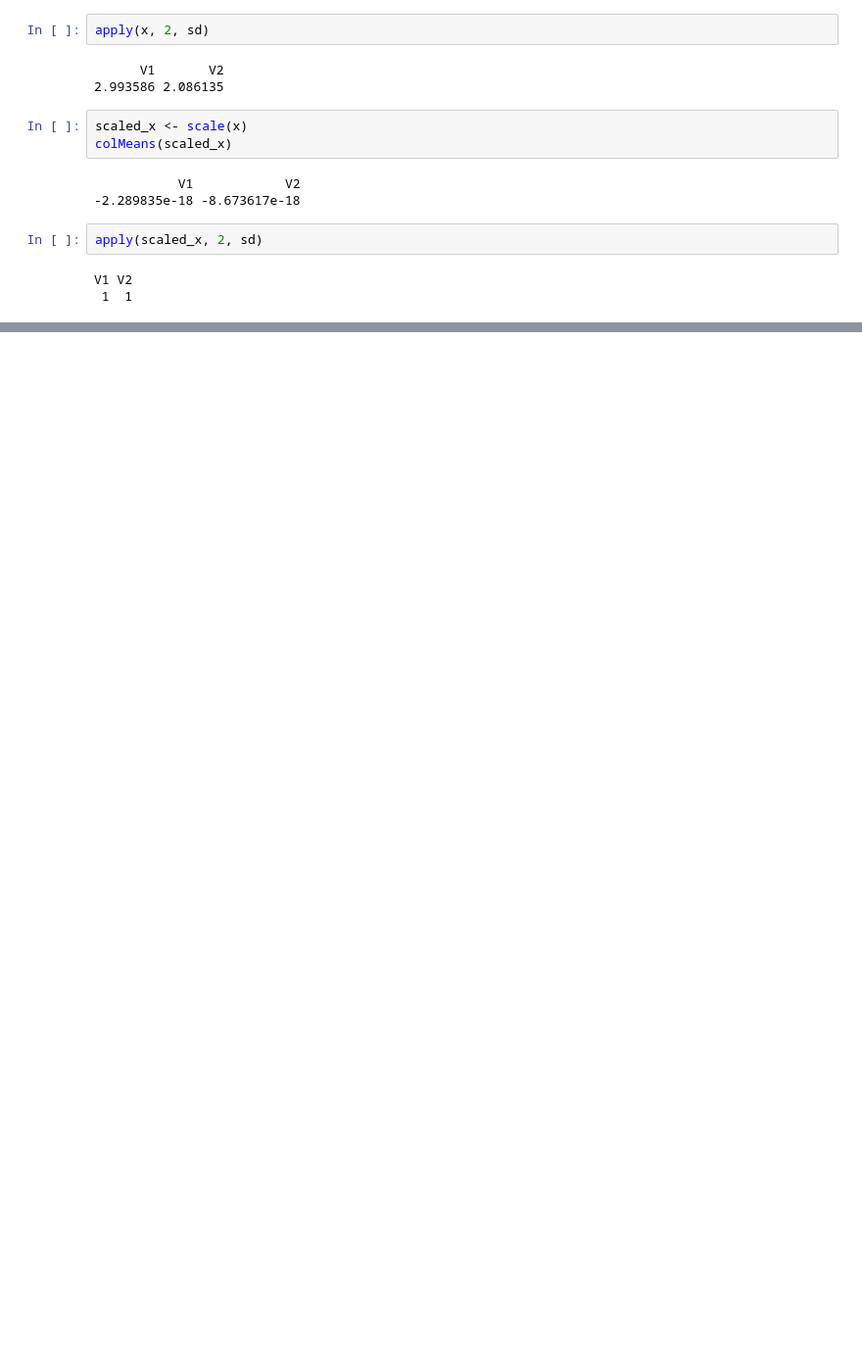
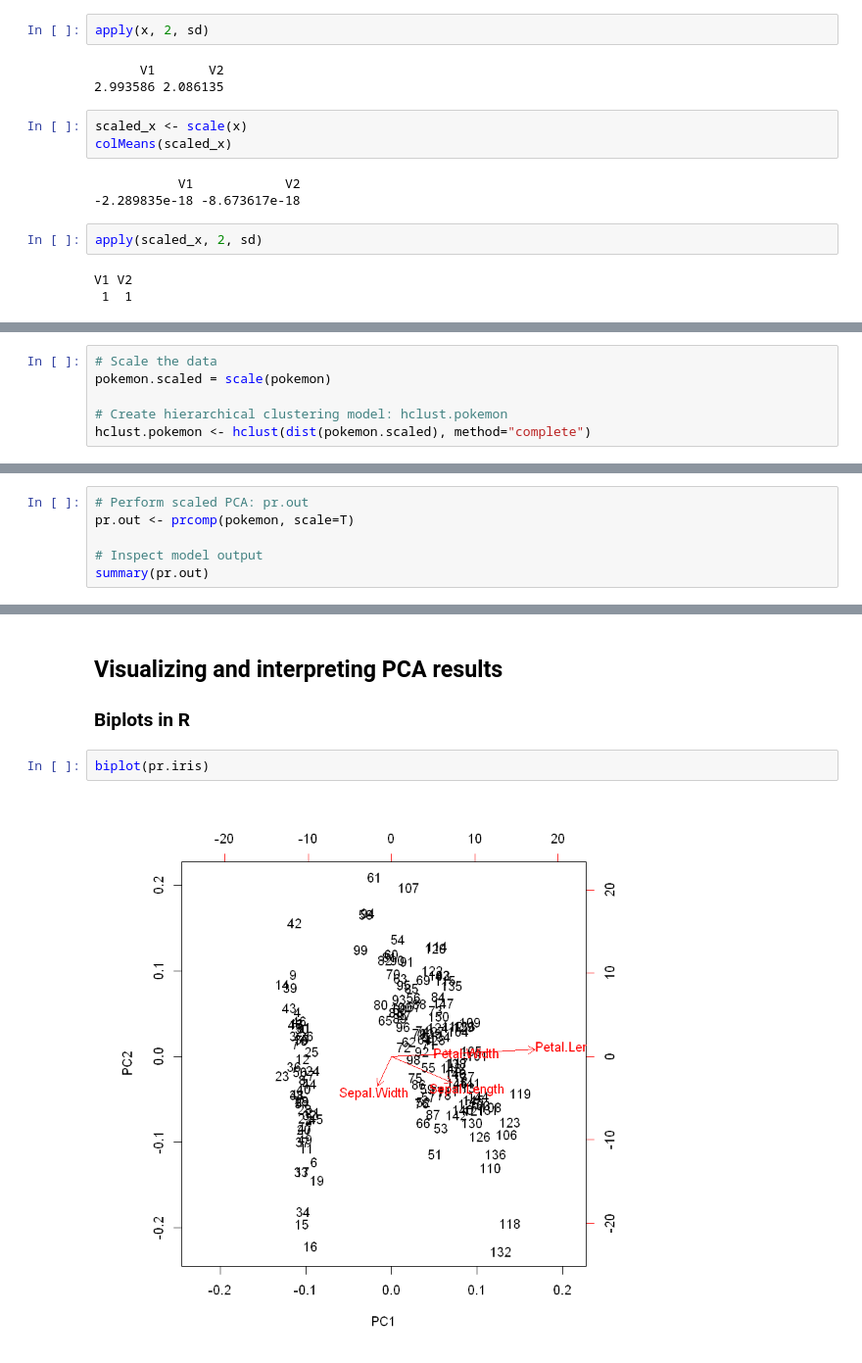
Before and after one commit to VictorOmondi1997/Unsupervised-Learning-in-R, a Jupyter notebook: Unsupervised Learning in R.ipynb, the cells around one changed output, grey strips where cells are left out. Shown at 98% size. Cells and saved outputs as stored; diff of their text form; blank space fills up the shorter version.

```diff
--- a/Unsupervised Learning in R.ipynb
+++ b/Unsupervised Learning in R.ipynb
@@ -529,0 +556,6 @@ V1 V2
+# %%
+# Scale the data
+pokemon.scaled = scale(pokemon)
+
+# Create hierarchical clustering model: hclust.pokemon
+hclust.pokemon <- hclust(dist(pokemon.scaled), method="complete")
@@ -529,0 +625,6 @@ V1 V2
+# %%
+# Perform scaled PCA: pr.out
+pr.out <- prcomp(pokemon, scale=T)
+
+# Inspect model output
+summary(pr.out)
@@ -529,0 +672,8 @@ V1 V2
+# %% [markdown]
+## Visualizing and interpreting PCA results
+
+### Biplots in R
+# %%
+biplot(pr.iris)
+# %% [output]
+[figure, added]
```
Also changed, not shown: parts of 90 cells of this notebook.
